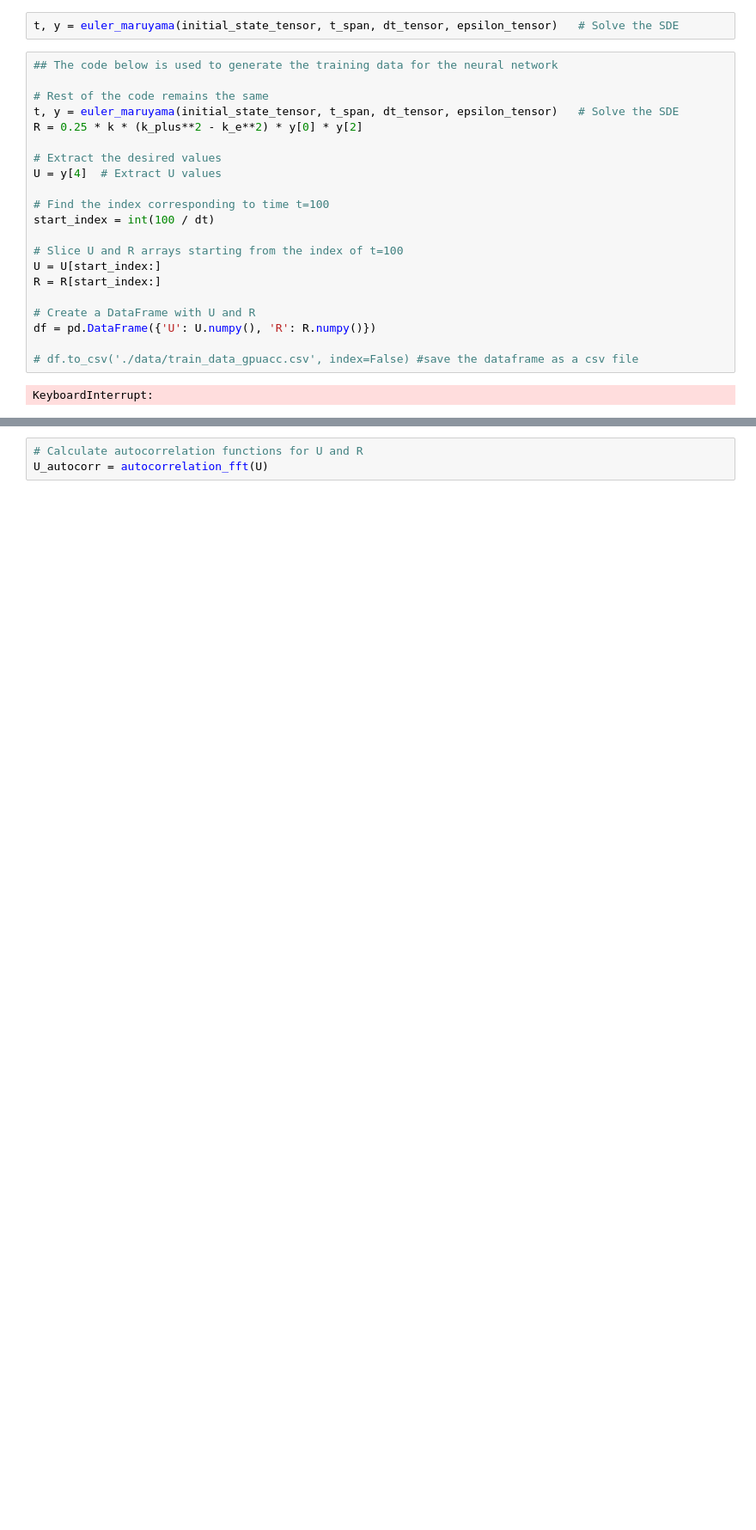
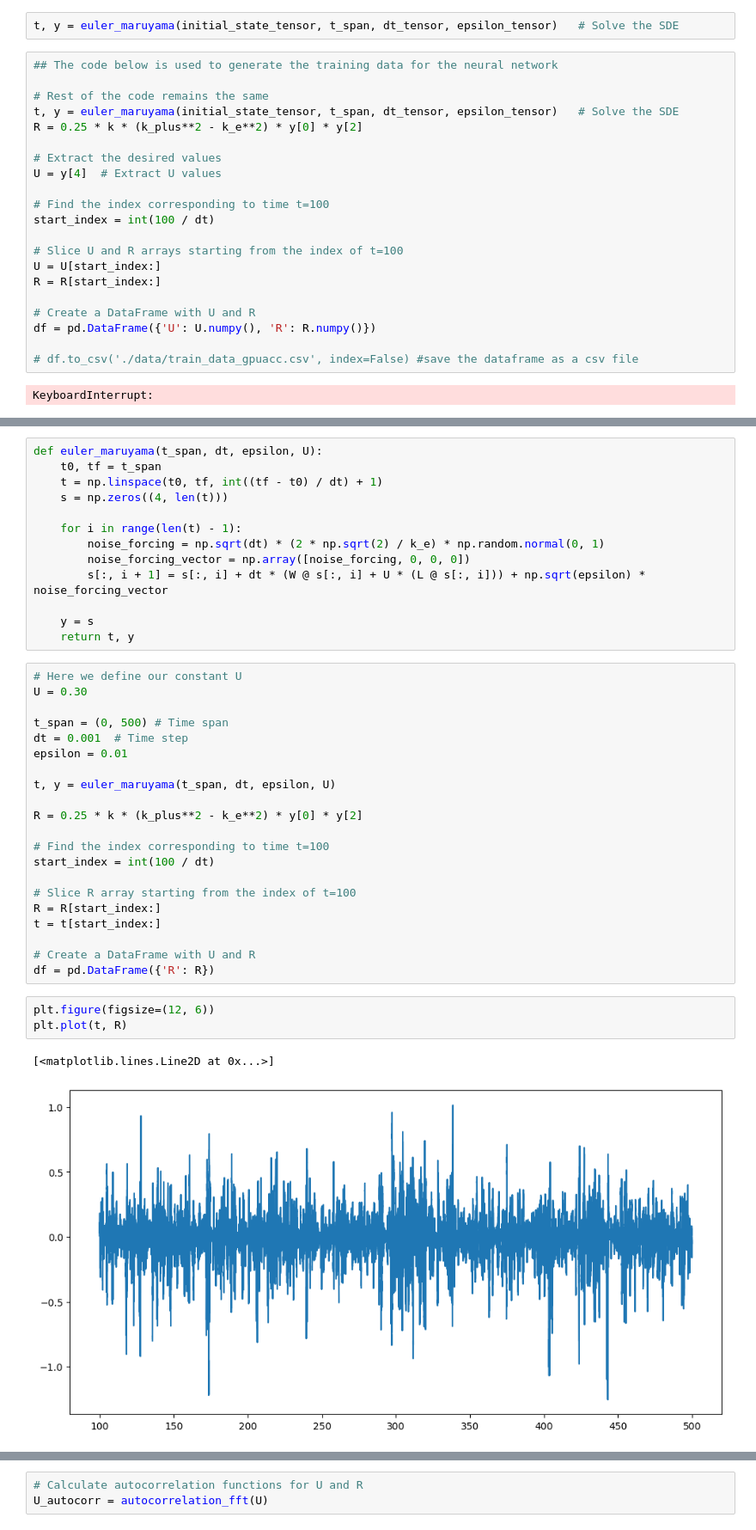
Before and after one commit to nbibrahim/The_Nurul_Network, a Jupyter notebook: train_test/Uspace_training_data.ipynb, the cells around one changed output, grey strips where cells are left out. Shown at 86% size. Drawn from its saved outputs; the diff is of its cells as text; blank space fills up the shorter version.

```diff
--- a/train_test/Uspace_training_data.ipynb
+++ b/train_test/Uspace_training_data.ipynb
@@ -108,0 +137,40 @@ KeyboardInterrupt:
+# %%
+def euler_maruyama(t_span, dt, epsilon, U):
+    t0, tf = t_span
+    t = np.linspace(t0, tf, int((tf - t0) / dt) + 1)
+    s = np.zeros((4, len(t)))
+
+    for i in range(len(t) - 1):
+        noise_forcing = np.sqrt(dt) * (2 * np.sqrt(2) / k_e) * np.random.normal(0, 1)
+        noise_forcing_vector = np.array([noise_forcing, 0, 0, 0])
+        s[:, i + 1] = s[:, i] + dt * (W @ s[:, i] + U * (L @ s[:, i])) + np.sqrt(epsilon) * noise_forcing_vector
+
+    y = s
+    return t, y
+# %%
+# Here we define our constant U
+U = 0.30
+
+t_span = (0, 500) # Time span
+dt = 0.001  # Time step
+epsilon = 0.01
+
+t, y = euler_maruyama(t_span, dt, epsilon, U)
+
+R = 0.25 * k * (k_plus**2 - k_e**2) * y[0] * y[2]
+
+# Find the index corresponding to time t=100
+start_index = int(100 / dt)
+
+# Slice R array starting from the index of t=100
+R = R[start_index:]
+t = t[start_index:]
+
+# Create a DataFrame with U and R
+df = pd.DataFrame({'R': R})
+# %%
+plt.figure(figsize=(12, 6))
+plt.plot(t, R)
+# %% [output]
+[<matplotlib.lines.Line2D at 0x...>]
+[figure, added]
```
Also changed, not shown: parts of 4 cells of this notebook, 1 other file.
